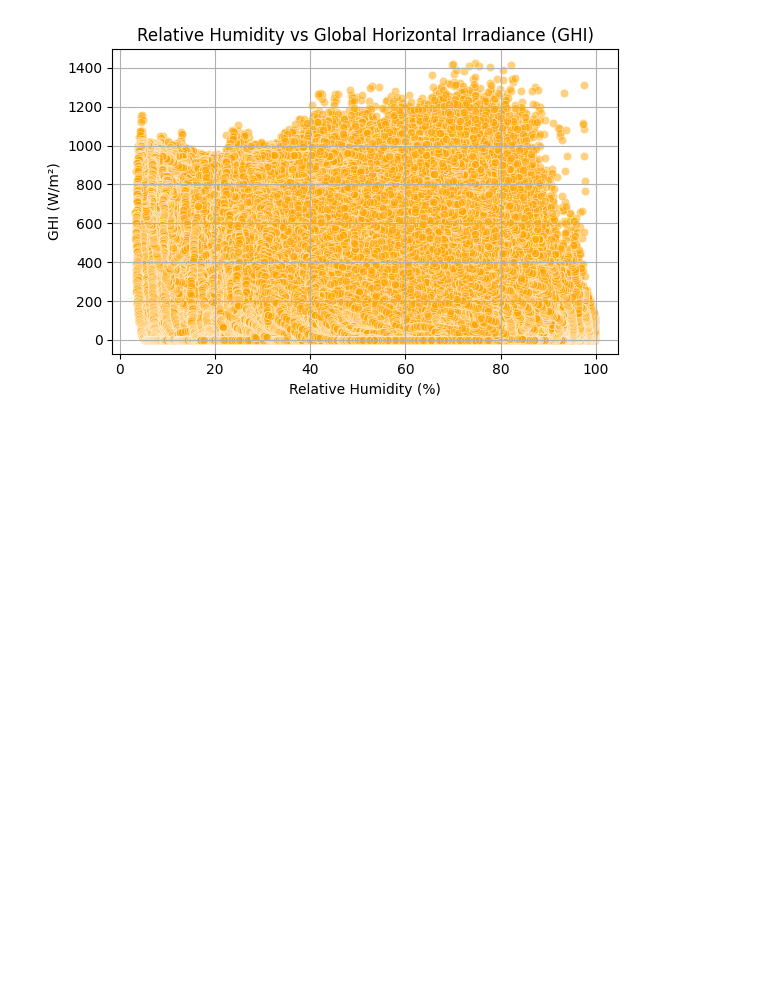
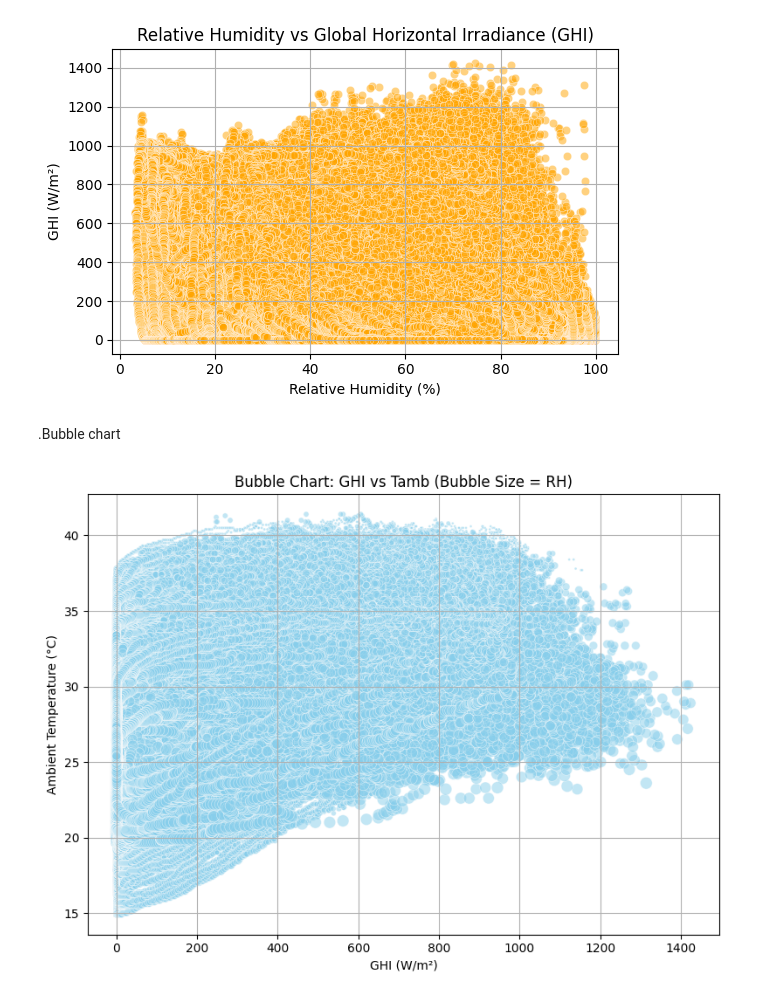
Before and after one commit to Filimon-H/Moonlight-Solar-Farm-Analysis, a Jupyter notebook: notebooks/togo_EDA.ipynb, the cells around one changed output. Saved outputs shown, nothing was run; the diff lists cells and outputs as text; code cells hidden in the pictures; blank space fills up the shorter version.

Commit message:
Bubble chart

```diff
--- a/notebooks/togo_EDA.ipynb
+++ b/notebooks/togo_EDA.ipynb
@@ -486,3 +486,28 @@ plt.tight_layout()
 plt.show()
 # %% [output]
 [figure]
+# %% [markdown]
+.Bubble chart
+# %%
+# Drop rows with missing values in relevant columns
+bubble_df = df[['GHI', 'Tamb', 'RH']].dropna()
+
+plt.figure(figsize=(8, 6))
+plt.scatter(
+    bubble_df['GHI'],        # X-axis
+    bubble_df['Tamb'],       # Y-axis
+    s=bubble_df['RH'],       # Bubble size
+    alpha=0.5,
+    c='skyblue',
+    edgecolors='w',
+    linewidths=0.5
+)
+
+plt.title("Bubble Chart: GHI vs Tamb (Bubble Size = RH)")
+plt.xlabel("GHI (W/m²)")
+plt.ylabel("Ambient Temperature (°C)")
+plt.grid(True)
+plt.tight_layout()
+plt.show()
+# %% [output]
+[figure, added]
```
